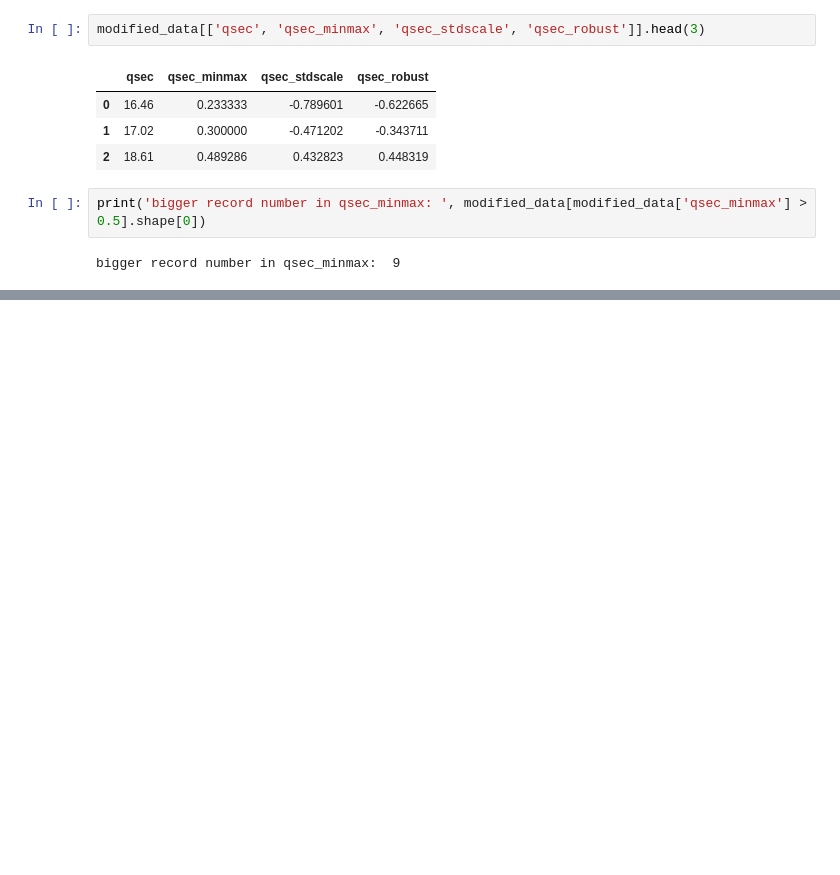
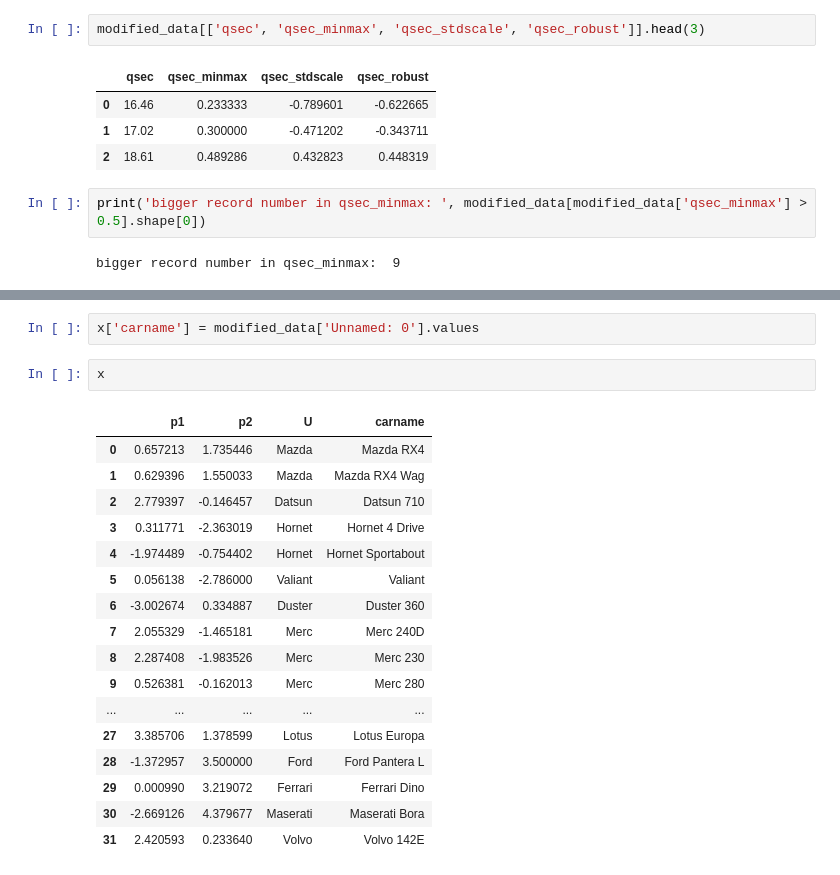
Before and after one commit to kmouleejunhyuk/bigdata_analysist_practical, a Jupyter notebook: type1_Data_Preprocessing.ipynb, the cells around one changed output, grey strips where cells are left out. Saved outputs shown, nothing was run; the diff lists cells and outputs as text; blank space fills up the shorter version.

```diff
--- a/type1_Data_Preprocessing.ipynb
+++ b/type1_Data_Preprocessing.ipynb
@@ -201,0 +224,22 @@ visualizing data
+# %%
+x['carname'] = modified_data['Unnamed: 0'].values
+# %%
+x
+# %% [output]
+|  | p1 | p2 | U | carname |
+| 0 | 0.657213 | 1.735446 | Mazda | Mazda RX4 |
+| 1 | 0.629396 | 1.550033 | Mazda | Mazda RX4 Wag |
+| 2 | 2.779397 | -0.146457 | Datsun | Datsun 710 |
+| 3 | 0.311771 | -2.363019 | Hornet | Hornet 4 Drive |
+| 4 | -1.974489 | -0.754402 | Hornet | Hornet Sportabout |
+| 5 | 0.056138 | -2.786000 | Valiant | Valiant |
+| 6 | -3.002674 | 0.334887 | Duster | Duster 360 |
+| 7 | 2.055329 | -1.465181 | Merc | Merc 240D |
+| 8 | 2.287408 | -1.983526 | Merc | Merc 230 |
+| 9 | 0.526381 | -0.162013 | Merc | Merc 280 |
+| ... | ... | ... | ... | ... |
+| 27 | 3.385706 | 1.378599 | Lotus | Lotus Europa |
+| 28 | -1.372957 | 3.500000 | Ford | Ford Pantera L |
+| 29 | 0.000990 | 3.219072 | Ferrari | Ferrari Dino |
+| 30 | -2.669126 | 4.379677 | Maserati | Maserati Bora |
+| 31 | 2.420593 | 0.233640 | Volvo | Volvo 142E |
```
Also changed, not shown: parts of 12 cells of this notebook.
